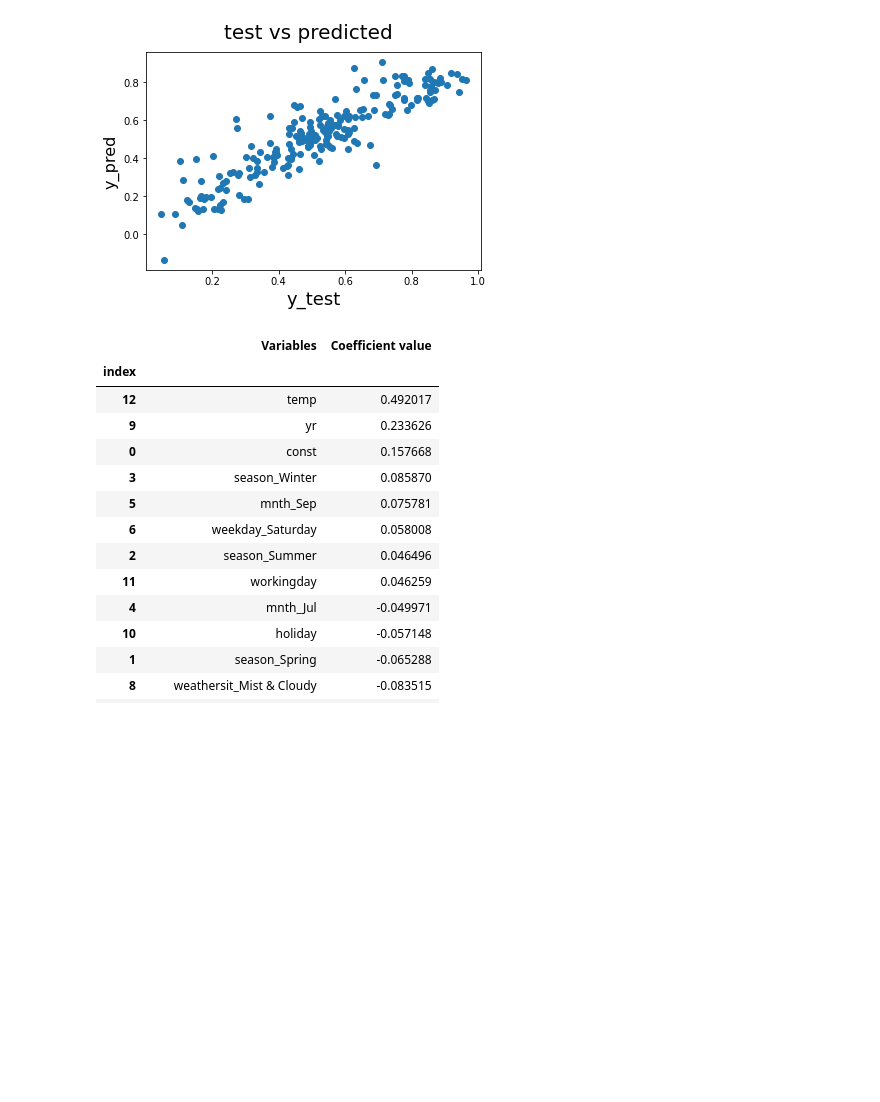
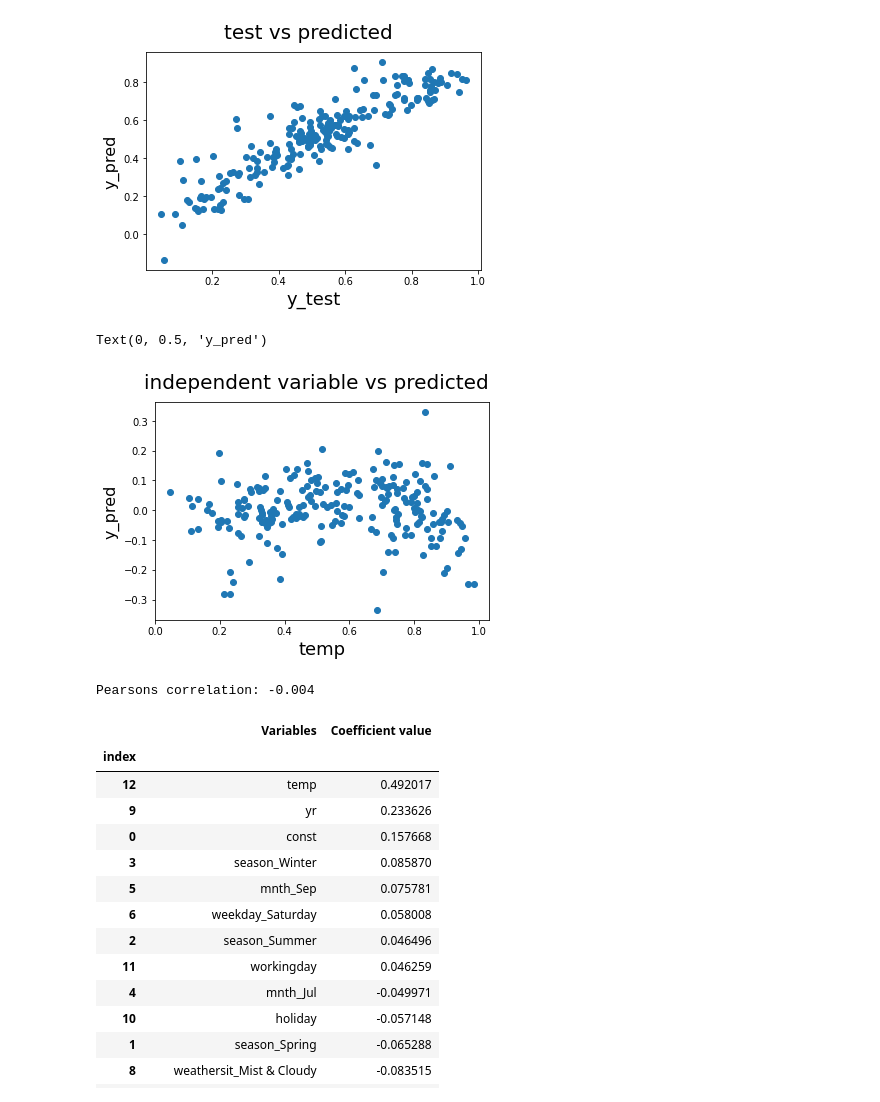
Before and after one commit to geeta-m-desai/BikeSharingCaseStudy, a Jupyter notebook: bike-sharing.ipynb, the cells around one changed output. Saved outputs shown, nothing was run; the diff lists cells and outputs as text; code cells hidden in the pictures; blank space fills up the shorter version.

```diff
--- a/bike-sharing.ipynb
+++ b/bike-sharing.ipynb
@@ -679,3 +683,20 @@ plt.ylabel('y_pred', fontsize = 16)
 # %% [output]
 Text(0, 0.5, 'y_pred')
 [figure]
+# %%
+###Independent and error terms scatterplot
+fig = plt.figure()
+plt.scatter(X_test['temp'], y_test - y_pred)
+fig.suptitle('independent variable vs predicted', fontsize = 20)
+plt.xlabel('temp', fontsize = 18)
+plt.ylabel('Error', fontsize = 16)
+# %% [output]
+Text(0, 0.5, 'y_pred')
+[figure, added]
+# %%
+###Find co-relation between independent variable  and error
+from scipy.stats import pearsonr
+corr, _ = pearsonr(X_test['temp'], y_test - y_pred)
+print('Pearsons correlation: %.3f' % corr)
+# %% [output]
+Pearsons correlation: -0.004
```
Also changed, not shown: parts of 10 cells of this notebook, 1 other file.
